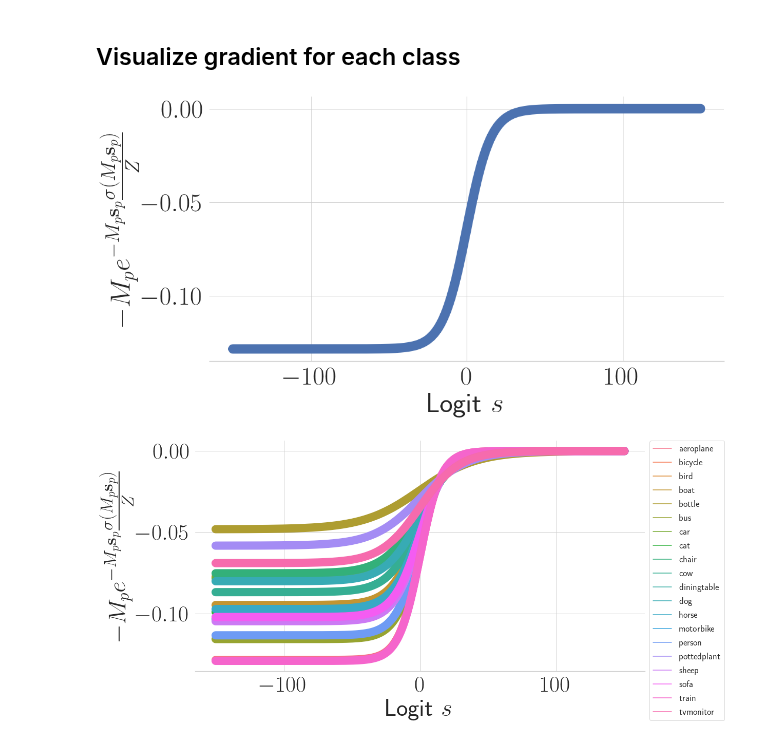
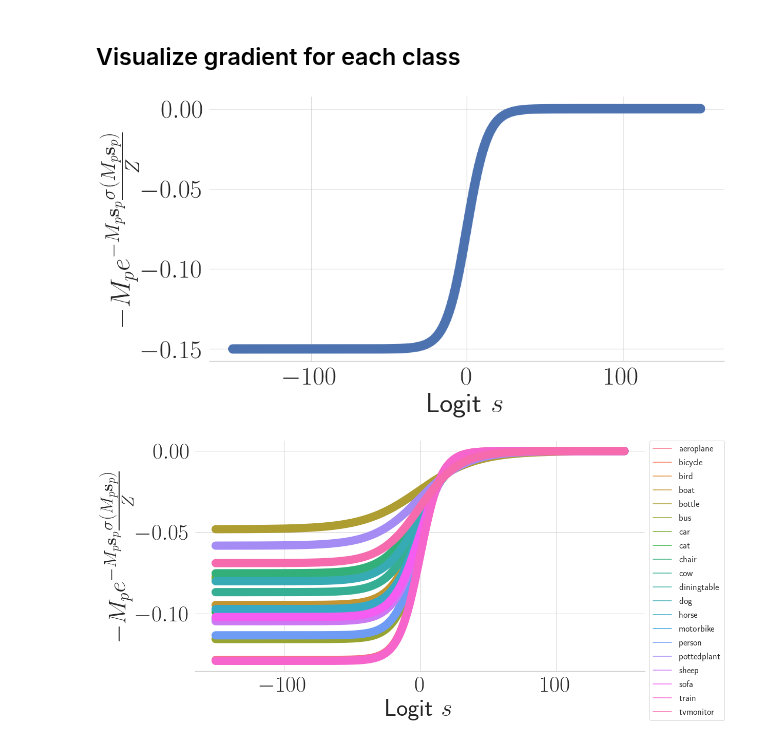
Before and after one commit to yiping-wang/c2am, a Jupyter notebook: Visualizations.ipynb, the cells around one changed output. Saved outputs shown, nothing was run; the diff lists cells and outputs as text; code cells hidden in the pictures.

```diff
--- a/Visualizations.ipynb
+++ b/Visualizations.ipynb
@@ -79,25 +79,26 @@ tensor([[ 0.0032,  0.0025,  0.0020,  0.0024, -0.0012,  0.0028,  0.0021,  0.0024,
 # %%
 plt.clf()
 
 dp = {}
 dp['Logit $s$'] = xs
 
 global_vec = np.mean(global_cam, axis=(1,2))
 ys = []
 for idx, m in enumerate(global_vec):
     if idx == 0:
+        m = 0.15
         dp[object_categories[idx]] = coef_p(xs, m) * sigmoid(m * xs)
 
 df = pd.DataFrame(data=dp)
 dfm = df.melt('Logit $s$', var_name='Class', value_name='$-M_pe^{-M_p\mathbf{s}_p}\\frac{\sigma(M_p\mathbf{s}_p)}{Z}$')
 
 sns.set(font_scale=4)
 sns.set_style("whitegrid")
 sns.lineplot(data=dfm, x="Logit $s$", y='$-M_pe^{-M_p\mathbf{s}_p}\\frac{\sigma(M_p\mathbf{s}_p)}{Z}$', hue="Class", legend=False, linewidth=16)
 sns.despine(left=True)
 plt.savefig('grad_pos_aeroplane.pdf', bbox_inches='tight', pad_inches=0)
 # %% [output]
-[figure, old version]
+[figure, new version]
 # %%
 plt.clf()
 
```
Also changed, not shown: 5 other files.
